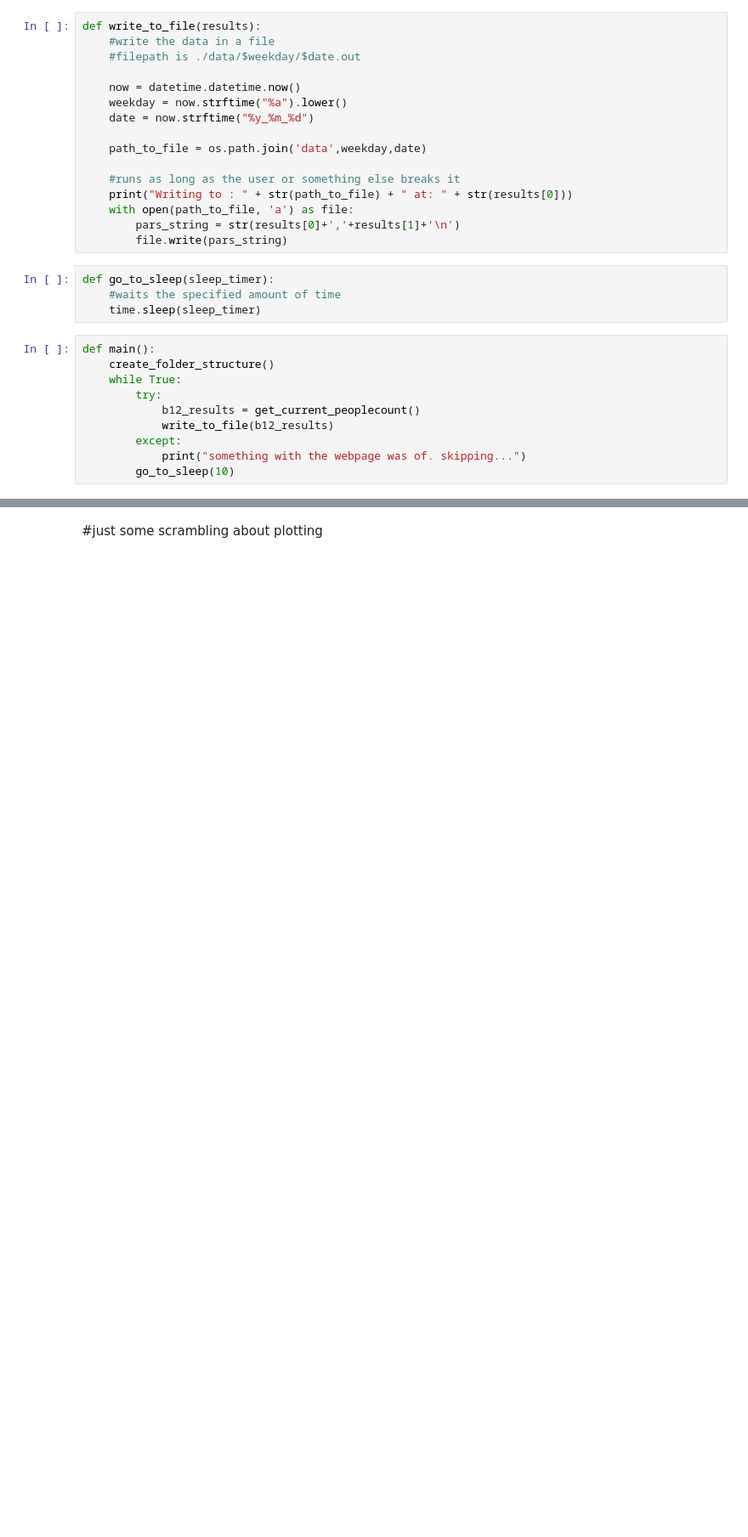
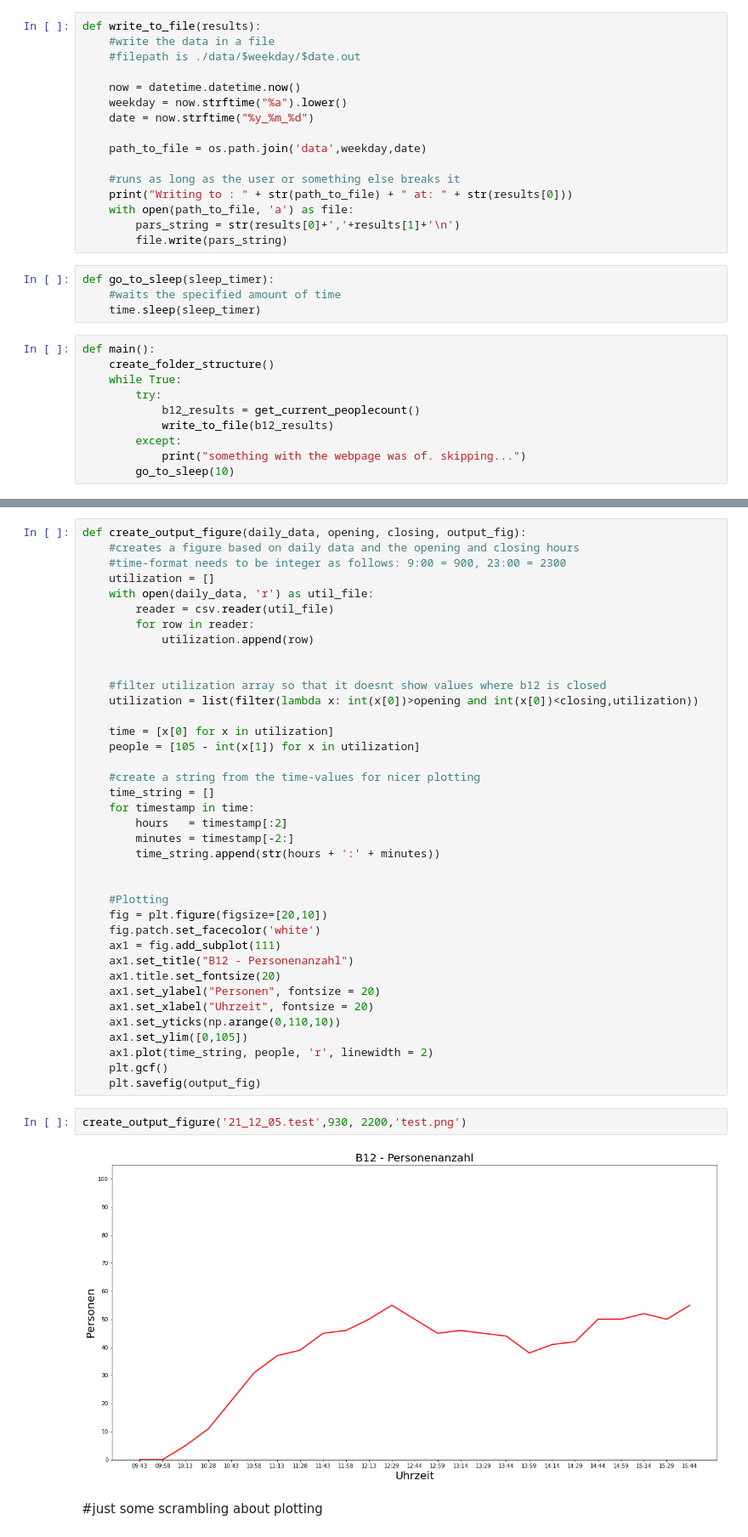
Before and after one commit to ManuSchmi88/b12_monitor, a Jupyter notebook: b12_auslastung.ipynb, the cells around one changed output, grey strips where cells are left out. Shown at 85% size. Saved outputs shown, nothing was run; the diff lists cells and outputs as text; blank space fills up the shorter version.

Commit message:
added outputplot functionality

```diff
--- a/b12_auslastung.ipynb
+++ b/b12_auslastung.ipynb
@@ -100,3 +100,45 @@ something with the webpage was of. skipping...
 KeyboardInterrupt:
+# %%
+def create_output_figure(daily_data, opening, closing, output_fig):
+    #creates a figure based on daily data and the opening and closing hours
+    #time-format needs to be integer as follows: 9:00 = 900, 23:00 = 2300
+    utilization = []
+    with open(daily_data, 'r') as util_file:
+        reader = csv.reader(util_file)
+        for row in reader:
+            utilization.append(row)
+
+
+    #filter utilization array so that it doesnt show values where b12 is closed
+    utilization = list(filter(lambda x: int(x[0])>opening and int(x[0])<closing,utilization))
+
+    time = [x[0] for x in utilization]
+    people = [105 - int(x[1]) for x in utilization]
+
+    #create a string from the time-values for nicer plotting
+    time_string = []
+    for timestamp in time:
+        hours   = timestamp[:2]
+        minutes = timestamp[-2:]
+        time_string.append(str(hours + ':' + minutes))
+
+
+    #Plotting
+    fig = plt.figure(figsize=[20,10])
+    fig.patch.set_facecolor('white')
+    ax1 = fig.add_subplot(111)
+    ax1.set_title("B12 - Personenanzahl")
+    ax1.title.set_fontsize(20)
+    ax1.set_ylabel("Personen", fontsize = 20)
+    ax1.set_xlabel("Uhrzeit", fontsize = 20)
+    ax1.set_yticks(np.arange(0,110,10))
+    ax1.set_ylim([0,105])
+    ax1.plot(time_string, people, 'r', linewidth = 2)
+    plt.gcf()
+    plt.savefig(output_fig)
+# %%
+create_output_figure('21_12_05.test',930, 2200,'test.png')
+# %% [output]
+[figure, added]
 # %% [markdown]
 #just some scrambling about plotting
```
Also changed, not shown: parts of 11 cells of this notebook, 1 other file.
